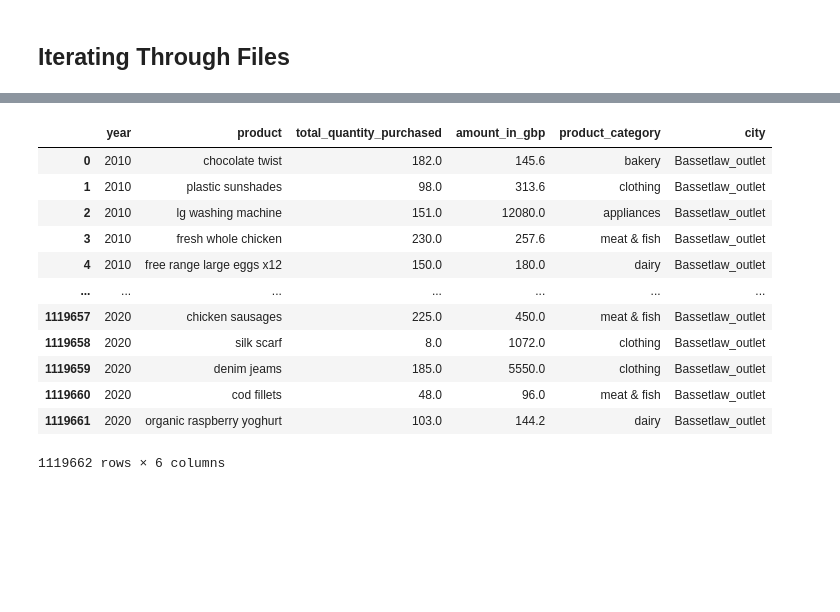
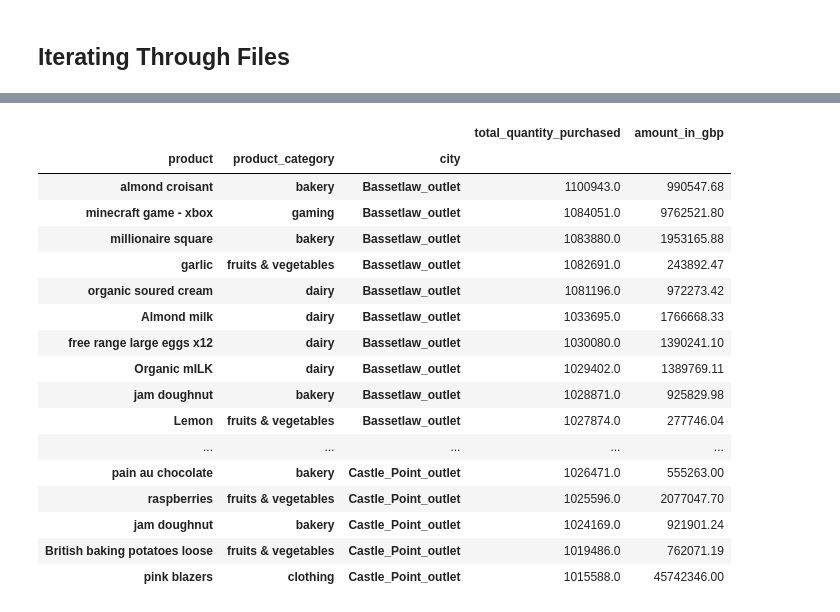
Before and after one commit to Clive07/Project_4_Retail_Dashboard, a Jupyter notebook: tester_2.ipynb, the cells around one changed output, grey strips where cells are left out. Cells and saved outputs as stored; diff of their text form; code cells hidden in the pictures; blank space fills up the shorter version.

Commit message:
proof iteration can work

```diff
--- a/tester_2.ipynb
+++ b/tester_2.ipynb
@@ -101,0 +76,4 @@ product_list
+# %%
+best_worst_products_df = pd.DataFrame()
+
+best_worst_products_df
@@ -104,8 +86,4 @@ product_list
 # %%
-# cleanup function
-def table_cleanup(table):
-    return print(table)
-
 # add product category function
 def add_prod_cat(prv, cur, nxt):
     for row in product_list:
@@ -213,0 +173,29 @@ petl.io.csv_py3.CSVView
+# %%
+tally = 0
+# for each file in the directory
+for file in raw_data_directory:
+        tally = tally + 1
+# check if csv file type
+        if str(file).endswith('csv'):
+# extract from said type
+                current_table = etl.fromcsv(file)
+# initiate cleanup functions
+                current_table = table_cleanup(current_table, file)
+# initiate df conversion & manipulation
+                current_df = something(current_table)
+# append the cities product data to the total df for cities
+                best_worst_products_df = best_worst_products_df.append(current_df)
+                if tally == 2:
+                        break
+# in case of other file type
+        else:
+# extract from json file type
+                current_table = etl.fromjson(file)
+# initiate cleanup functions
+                current_table = table_cleanup(current_table, file)
+# initiate df conversion & manipulation
+                current_df = something(current_table)
+# append the cities product data to the total df for cities
+                best_worst_products_df = best_worst_products_df.append(current_df)
+
+best_worst_products_df
@@ -214,17 +258,24 @@ petl.io.csv_py3.CSVView
 # %%
-file_name = str(raw_data_directory[0]).split('\\').pop(1)
-etl.tocsv(current_table, f'data/refined/{file_name}')
+#file_name = str(raw_data_directory[0]).split('\\').pop(1)
+
+best_worst_products_df.to_csv('data/refined/proof.csv')
+best_worst_products_df
 # %% [output]
-|  | year | product | total_quantity_purchased | amount_in_gbp | product_category | city |
-| 0 | 2010 | chocolate twist | 182.0 | 145.6 | bakery | Bassetlaw_outlet |
-| 1 | 2010 | plastic sunshades | 98.0 | 313.6 | clothing | Bassetlaw_outlet |
-| 2 | 2010 | lg washing machine | 151.0 | 12080.0 | appliances | Bassetlaw_outlet |
-| 3 | 2010 | fresh whole chicken | 230.0 | 257.6 | meat & fish | Bassetlaw_outlet |
-| 4 | 2010 | free range large eggs x12 | 150.0 | 180.0 | dairy | Bassetlaw_outlet |
-| ... | ... | ... | ... | ... | ... | ... |
-| 1119657 | 2020 | chicken sausages | 225.0 | 450.0 | meat & fish | Bassetlaw_outlet |
-| 1119658 | 2020 | silk scarf | 8.0 | 1072.0 | clothing | Bassetlaw_outlet |
-| 1119659 | 2020 | denim jeams | 185.0 | 5550.0 | clothing | Bassetlaw_outlet |
-| 1119660 | 2020 | cod fillets | 48.0 | 96.0 | meat & fish | Bassetlaw_outlet |
-| 1119661 | 2020 | organic raspberry yoghurt | 103.0 | 144.2 | dairy | Bassetlaw_outlet |
+|  |  |  | total_quantity_purchased | amount_in_gbp |
+| product | product_category | city |  |  |
+| almond croisant | bakery | Bassetlaw_outlet | 1100943.0 | 990547.68 |
+| minecraft game - xbox | gaming | Bassetlaw_outlet | 1084051.0 | 9762521.80 |
+| millionaire square | bakery | Bassetlaw_outlet | 1083880.0 | 1953165.88 |
+| garlic | fruits & vegetables | Bassetlaw_outlet | 1082691.0 | 243892.47 |
+| organic soured cream | dairy | Bassetlaw_outlet | 1081196.0 | 972273.42 |
+| Almond milk | dairy | Bassetlaw_outlet | 1033695.0 | 1766668.33 |
+| free range large eggs x12 | dairy | Bassetlaw_outlet | 1030080.0 | 1390241.10 |
+| Organic mILK | dairy | Bassetlaw_outlet | 1029402.0 | 1389769.11 |
+| jam doughnut | bakery | Bassetlaw_outlet | 1028871.0 | 925829.98 |
+| Lemon | fruits & vegetables | Bassetlaw_outlet | 1027874.0 | 277746.04 |
+| ... | ... | ... | ... | ... |
+| pain au chocolate | bakery | Castle_Point_outlet | 1026471.0 | 555263.00 |
+| raspberries | fruits & vegetables | Castle_Point_outlet | 1025596.0 | 2077047.70 |
+| jam doughnut | bakery | Castle_Point_outlet | 1024169.0 | 921901.24 |
+| British baking potatoes loose | fruits & vegetables | Castle_Point_outlet | 1019486.0 | 762071.19 |
+| pink blazers | clothing | Castle_Point_outlet | 1015588.0 | 45742346.00 |
-1119662 rows × 6 columns
```
Also changed, not shown: parts of 24 cells of this notebook, 1 other file.
